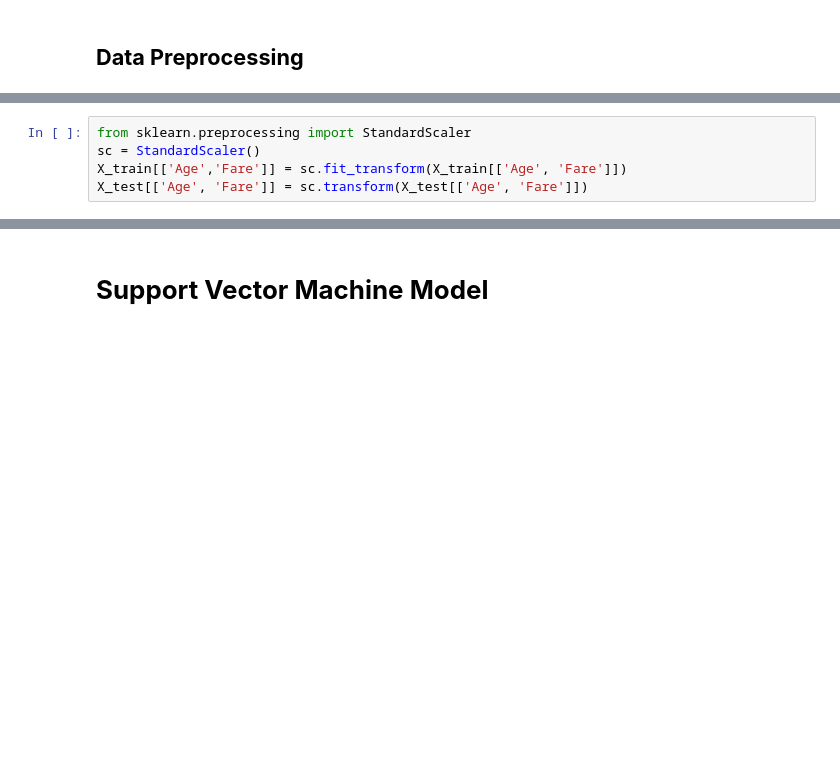
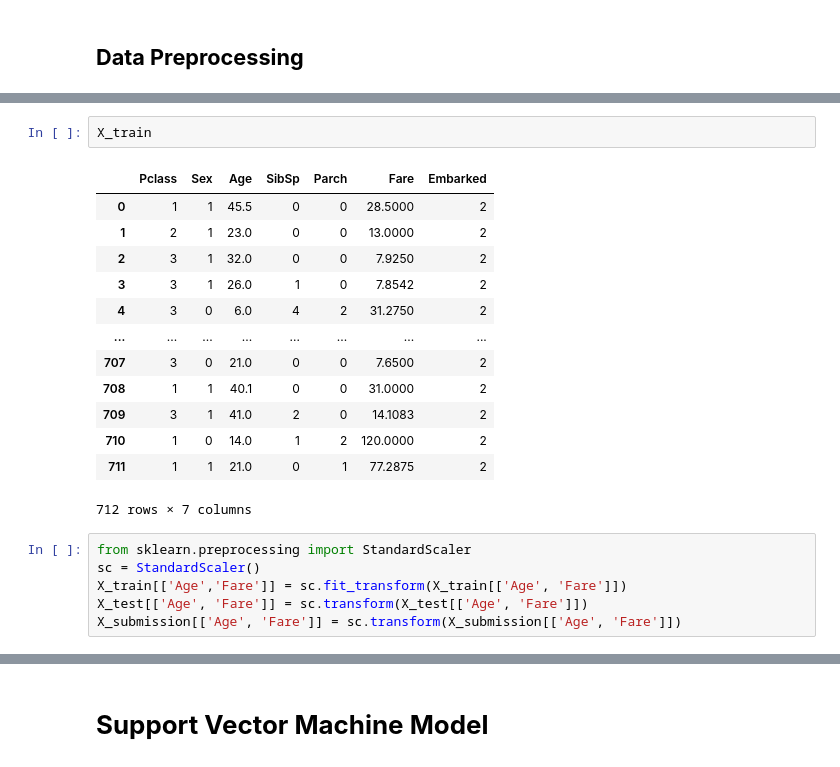
Before and after one commit to Mohammad8921/Titanic, a Jupyter notebook: Titanic-simple/Titanic.ipynb, the cells around one changed output, grey strips where cells are left out. Saved outputs shown, nothing was run; the diff lists cells and outputs as text; blank space fills up the shorter version.

```diff
--- a/Titanic-simple/Titanic.ipynb
+++ b/Titanic-simple/Titanic.ipynb
@@ -163,8 +151,25 @@ X_train
+# %%
+X_train
+# %% [output]
+|  | Pclass | Sex | Age | SibSp | Parch | Fare | Embarked |
+| 0 | 1 | 1 | 45.5 | 0 | 0 | 28.5000 | 2 |
+| 1 | 2 | 1 | 23.0 | 0 | 0 | 13.0000 | 2 |
+| 2 | 3 | 1 | 32.0 | 0 | 0 | 7.9250 | 2 |
+| 3 | 3 | 1 | 26.0 | 1 | 0 | 7.8542 | 2 |
+| 4 | 3 | 0 | 6.0 | 4 | 2 | 31.2750 | 2 |
+| ... | ... | ... | ... | ... | ... | ... | ... |
+| 707 | 3 | 0 | 21.0 | 0 | 0 | 7.6500 | 2 |
+| 708 | 1 | 1 | 40.1 | 0 | 0 | 31.0000 | 2 |
+| 709 | 3 | 1 | 41.0 | 2 | 0 | 14.1083 | 2 |
+| 710 | 1 | 0 | 14.0 | 1 | 2 | 120.0000 | 2 |
+| 711 | 1 | 1 | 21.0 | 0 | 1 | 77.2875 | 2 |
+712 rows × 7 columns
 # %%
 from sklearn.preprocessing import StandardScaler
 sc = StandardScaler()
 X_train[['Age','Fare']] = sc.fit_transform(X_train[['Age', 'Fare']])
 X_test[['Age', 'Fare']] = sc.transform(X_test[['Age', 'Fare']])
+X_submission[['Age', 'Fare']] = sc.transform(X_submission[['Age', 'Fare']])
 # %%
 X_train
 # %% [output]
```
Also changed, not shown: parts of 24 cells of this notebook, 2 other files.
